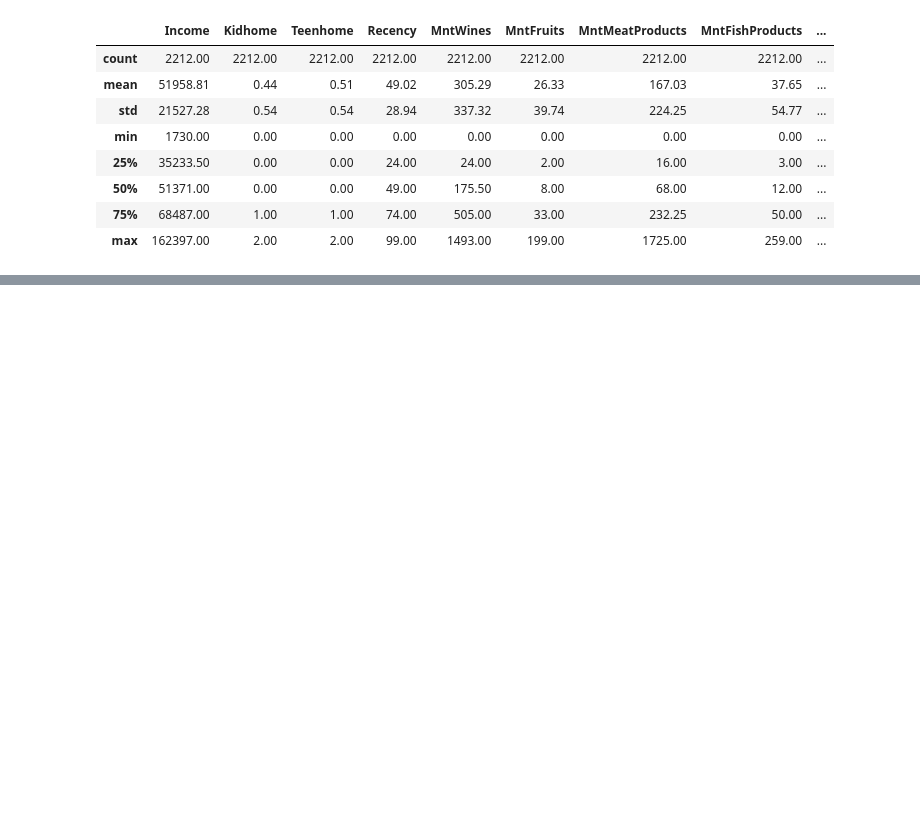
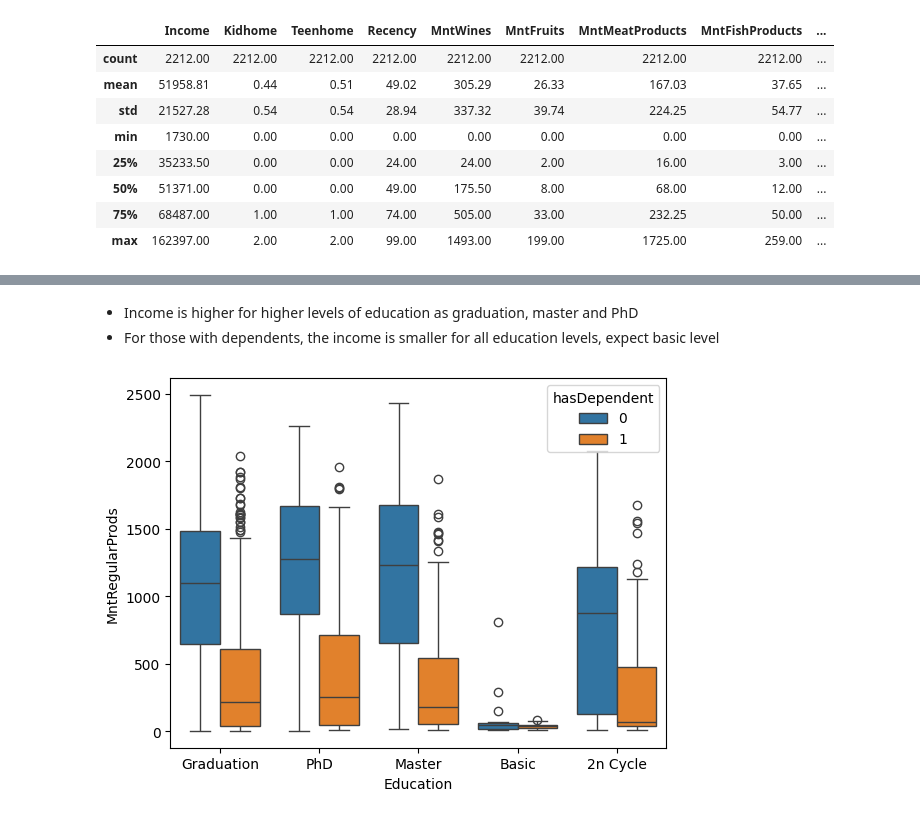
Before and after one commit to igornunespatricio/Clustering-Data-Analyst-iFood, a Jupyter notebook: notebooks/eda.ipynb, the cells around one changed output, grey strips where cells are left out. Saved outputs shown, nothing was run; the diff lists cells and outputs as text; code cells hidden in the pictures; blank space fills up the shorter version.

```diff
--- a/notebooks/eda.ipynb
+++ b/notebooks/eda.ipynb
@@ -467,0 +388,8 @@ with pd.option_context(
+# %% [markdown]
+- Income is higher for higher levels of education as graduation, master and PhD
+- For those with dependents, the income is smaller for all education levels, expect basic level
+# %%
+# education, regular products amount and hasDependent
+sns.boxplot(data=df, x='Education', y='MntRegularProds', hue='hasDependent');
+# %% [output]
+[figure, added]
```
Also changed, not shown: parts of 25 cells of this notebook, 3 other files.
